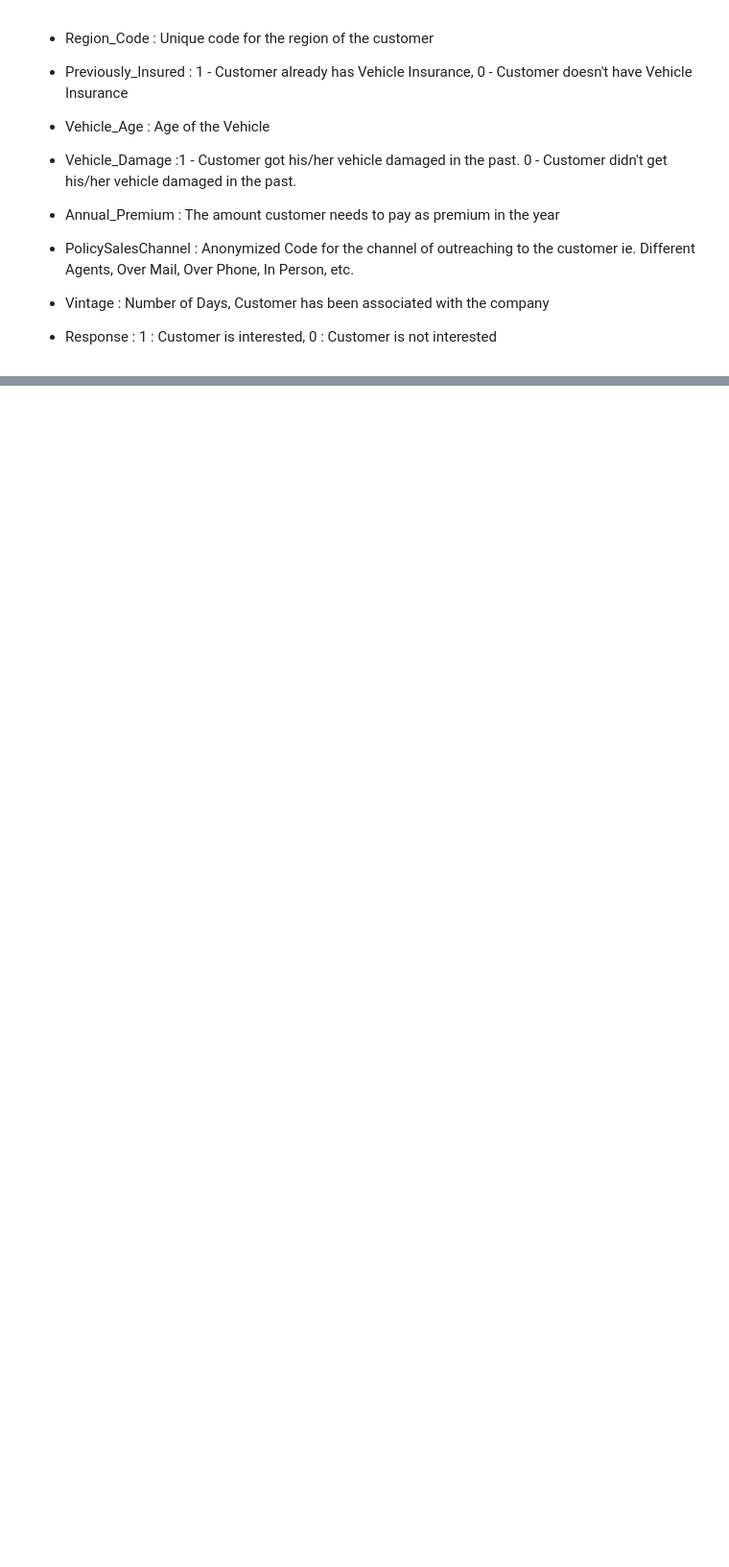
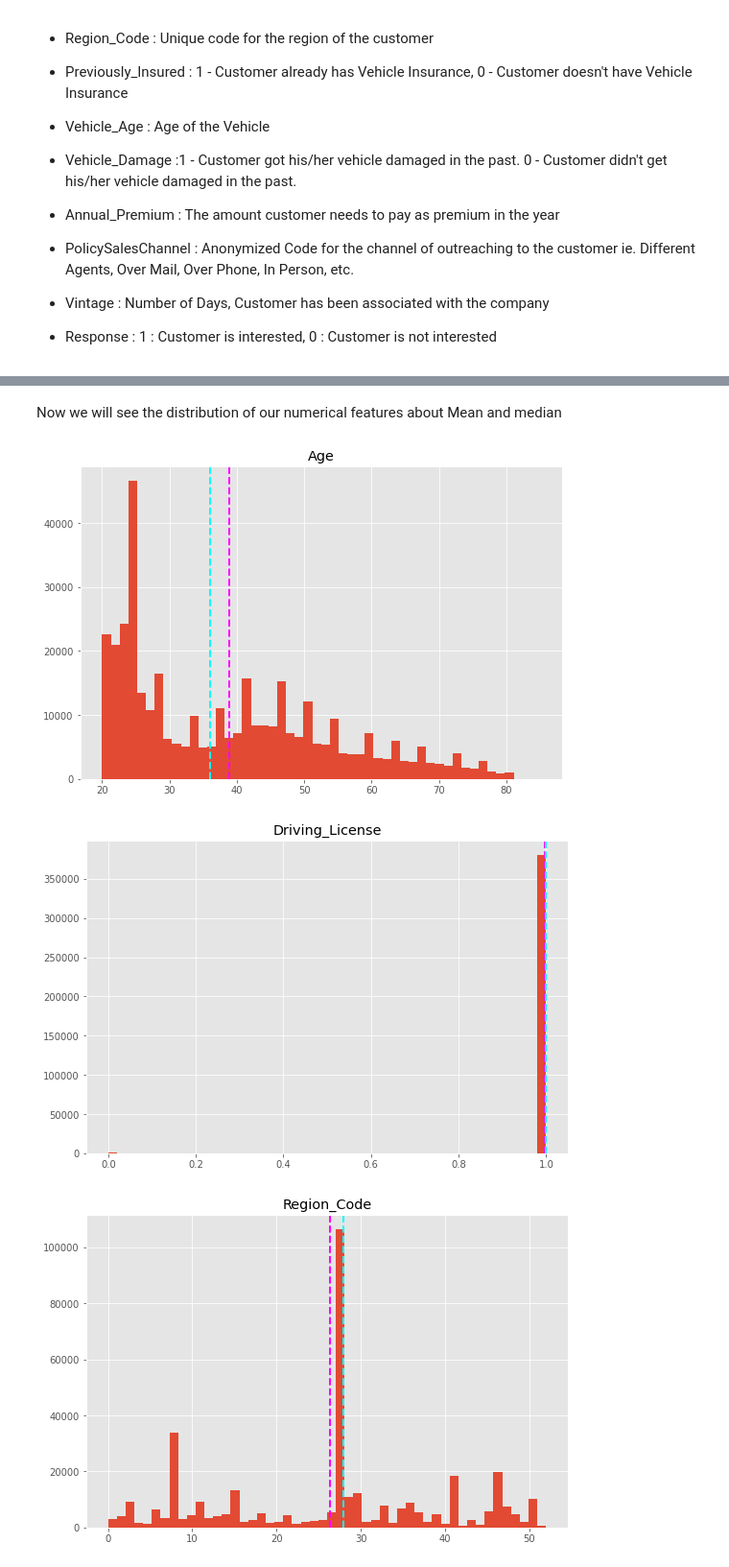
Before and after one commit to techfreakydeepak/Bike_sharing_demand_prediction, a Jupyter notebook: Health_Inssurance_Cross_Sell_prediction.ipynb, the cells around one changed output, grey strips where cells are left out. Shown: that part at 96% size. Drawn from its saved outputs; the diff is of its cells as text; code cells hidden in the pictures; blank space fills up the shorter version.

```diff
--- a/Health_Inssurance_Cross_Sell_prediction.ipynb
+++ b/Health_Inssurance_Cross_Sell_prediction.ipynb
@@ -162,0 +308,20 @@ df_HEALTH_INSURANCE_CROSS_SELL_PREDICTION.describe(include='all')
+# %% [markdown]
+Now we will see the distribution of our numerical features about Mean and median
+# %%
+# distribution about mean and median
+for col in df.describe():
+  if col=='Response':
+    pass
+  else:
+    fig = plt.figure(figsize=(9, 6))
+    ax = fig.gca()
+    feature = df[col]
+    feature.hist(bins=50, ax = ax)
+    ax.axvline(feature.mean(), color='magenta', linestyle='dashed', linewidth=2)
+    ax.axvline(feature.median(), color='cyan', linestyle='dashed', linewidth=2)
+    ax.set_title(col)
+plt.show()
+# %% [output]
+[figure, added]
+[figure, added]
+[figure, added]
```
Also changed, not shown: parts of 59 cells of this notebook.
